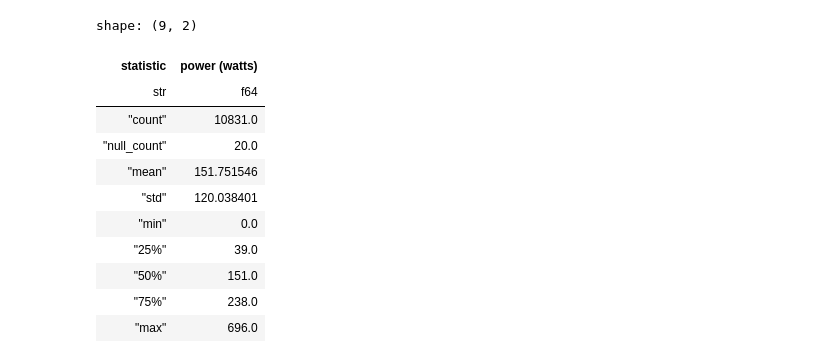
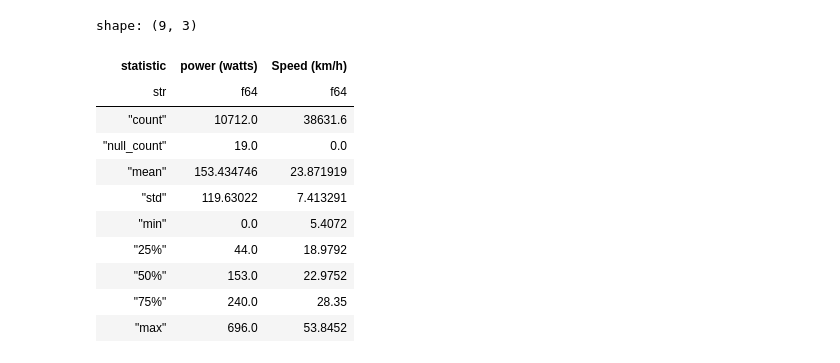
Before and after one commit to sayantangkhan/strava-history-analysis, a Jupyter notebook: notebooks/fit_file_parsing.ipynb, the cells around one changed output. Saved outputs shown, nothing was run; the diff lists cells and outputs as text; code cells hidden in the pictures.

```diff
--- a/notebooks/fit_file_parsing.ipynb
+++ b/notebooks/fit_file_parsing.ipynb
@@ -14,16 +36,22 @@ df = parse_fit_file(
 # %%
-df.describe().select(pl.col("statistic"), pl.col("power (watts)"))
+f_moving = pl.col("^.*speed.*$") >= 1.5
+
+df.filter(f_moving).describe().select(
+    pl.col("statistic"),
+    pl.col("power (watts)"),
+    (pl.col("^.*speed.*$") * 3.6).alias("Speed (km/h)"),
+)
 # %% [output]
-shape: (9, 2)
+shape: (9, 3)
-| statistic | power (watts) |
-| str | f64 |
-| "count" | 10831.0 |
-| "null_count" | 20.0 |
-| "mean" | 151.751546 |
-| "std" | 120.038401 |
-| "min" | 0.0 |
-| "25%" | 39.0 |
-| "50%" | 151.0 |
-| "75%" | 238.0 |
-| "max" | 696.0 |
+| statistic | power (watts) | Speed (km/h) |
+| str | f64 | f64 |
+| "count" | 10712.0 | 38631.6 |
+| "null_count" | 19.0 | 0.0 |
+| "mean" | 153.434746 | 23.871919 |
+| "std" | 119.63022 | 7.413291 |
+| "min" | 0.0 | 5.4072 |
+| "25%" | 44.0 | 18.9792 |
+| "50%" | 153.0 | 22.9752 |
+| "75%" | 240.0 | 28.35 |
+| "max" | 696.0 | 53.8452 |
 # %%
```
Also changed, not shown: parts of 5 cells of this notebook, 5 other files.
